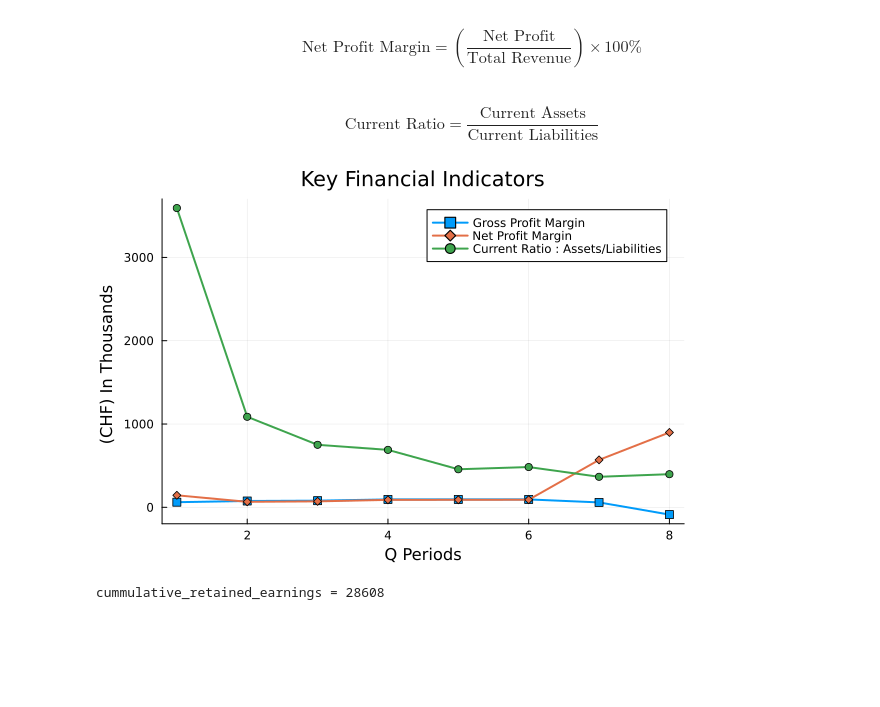
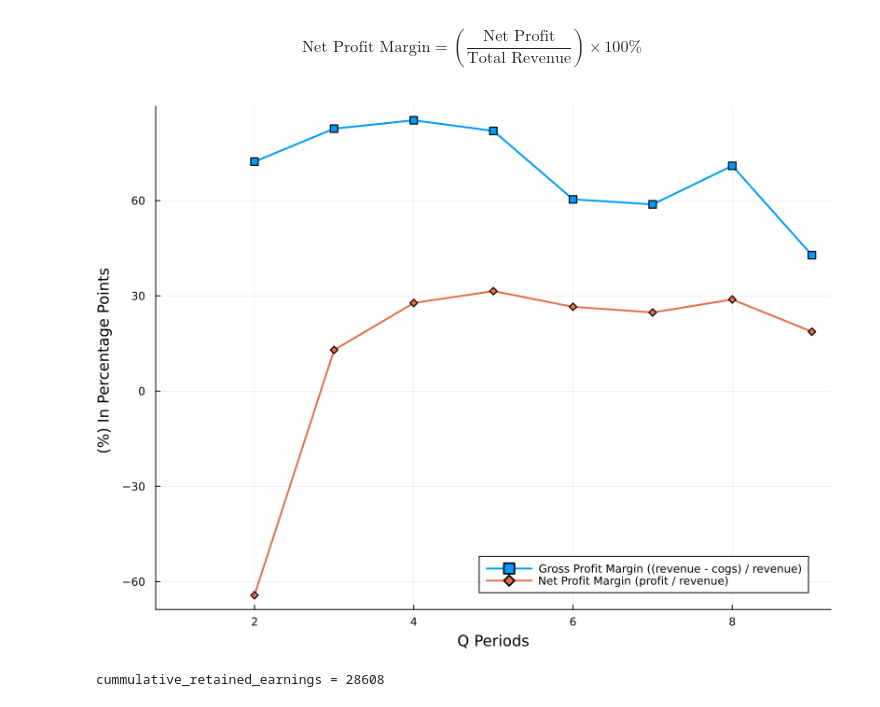
Before and after one commit to setrar/Business, a Jupyter notebook: FinancialStatements/financial_presentation.ipynb, the cells around one changed output. Cells and saved outputs as stored; diff of their text form; code cells hidden in the pictures; blank space fills up the shorter version.

```diff
--- a/FinancialStatements/financial_presentation.ipynb
+++ b/FinancialStatements/financial_presentation.ipynb
@@ -1,9 +1,11 @@
 # %%
 using Plots
 # %%
-quarters = ["Q2", "Q3", "Q4", "Q5", "Q6", "Q7", "Q8", "Q9"]
-total_revenue = [1149, 10080, 23940, 33152, 51576, 79212, 18684, 16606]
-total_cogs = [441, 2400, 4800, 1672, 2585, 3971, 6560+1091, 20508+10589]
+quarters = ["Q1","Q2", "Q3", "Q4", "Q5", "Q6", "Q7", "Q8", "Q9"]
+# total_revenue = [1149, 10080, 23940, 33152, 51576, 79212, 18684, 16606]
+total_cogs         = [0, 441+0, 371+485, 301+813, 740+738, 5228+1904, 7712+0, 6560+1091, 20508+10589]
+total_gross_margin = [0, 1149,    4078,    6454,    6702,     10872,  11008,     18684,       23288]
+
 # gross_profit = [2160, 7680, 19140, 31680, 48991, 75241, 110242, 153994]
-opex = [500, 1000, 2000, 2479, 3072, 3807, 4719, 4719]
-net_income = [1660, 6680, 17140, 29680, 46512, 72169, 106435, 149275];
+opex = [0, 500, 1000, 2000, 2479, 3072, 3807, 4719, 4719]
+net_income = [-1374, -1022, 639, 2101, 2576, 4778, 4636, 7598, 10176]; # net_earnings
@@ -13,3 +12,7 @@ current_liabilities = [  504,  1837,  3100,  3867,  7753,  8414, 14811, 16697];
+# %%
+total_revenue = [
+    (margin + cogs) for (margin, cogs) in zip(total_gross_margin, total_cogs)
+];
 # %% [markdown]
 1. Profitability Ratios
 # %% [markdown]
@@ -28,7 +34,3 @@ $$
 net_profit_margin = [
     ((profit / revenue) * 100) for (revenue, profit) in zip(total_revenue, net_income)
 ];
-# %% [markdown]
-$$
-\text{Current Ratio} = \frac{\text{Current Assets}}{\text{Current Liabilities}}
-$$
@@ -39,25 +37,21 @@ current_ratio = [
 # %%
 # Plotting the gross profit margin
 p1 = plot(gross_profit_margin
-    , label = "Gross Profit Margin"
+    , label = "Gross Profit Margin ((revenue - cogs) / revenue)"
     , linewidth=2, marker=:square
 )
 p1 = plot!(net_profit_margin
-    , label = "Net Profit Margin"
+    , label = "Net Profit Margin (profit / revenue)"
     , linewidth=2, marker=:diamond
 )
-p1 = plot!(current_ratio
-    , label = "Current Ratio : Assets/Liabilities"
-    , linewidth=2, marker=:circle
-)
-
 plot(p1
     , legend=true
-    , title="Key Financial Indicators"
-    , xlabel="Q Periods", ylabel="(CHF) In Thousands "
+    # , title="Key Financial Indicators"
+    , xlabel="Q Periods", ylabel="(%) In Percentage Points "
+    , size = (800,600)
 )
 # %% [output]
-[figure, old version]
+[figure, new version]
 # %%
 retained_earnings      = [-1374, -1022, 639, 2101, 2576, 4678, 4136, 7098, 9776]
 distributed_dividends  = [    0,     0,   0,    0,    0,  100,  500,  500,  400];
```
Also changed, not shown: parts of 8 cells of this notebook.
